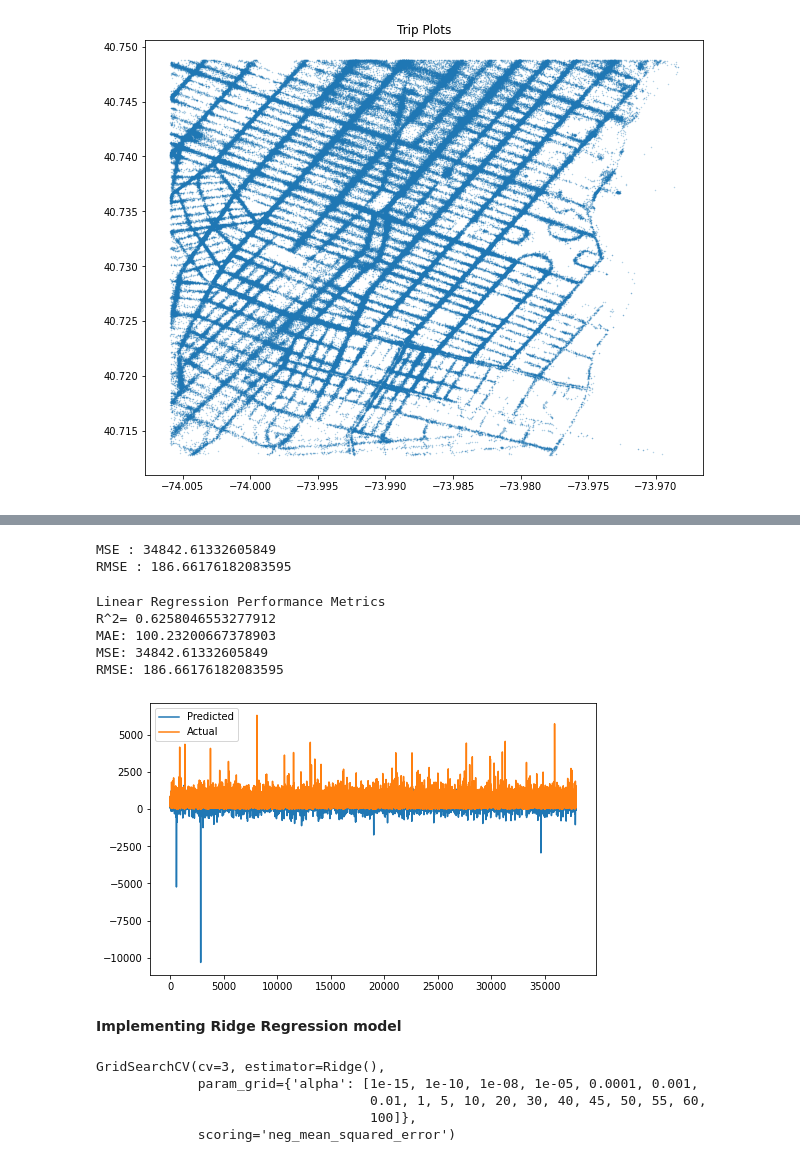
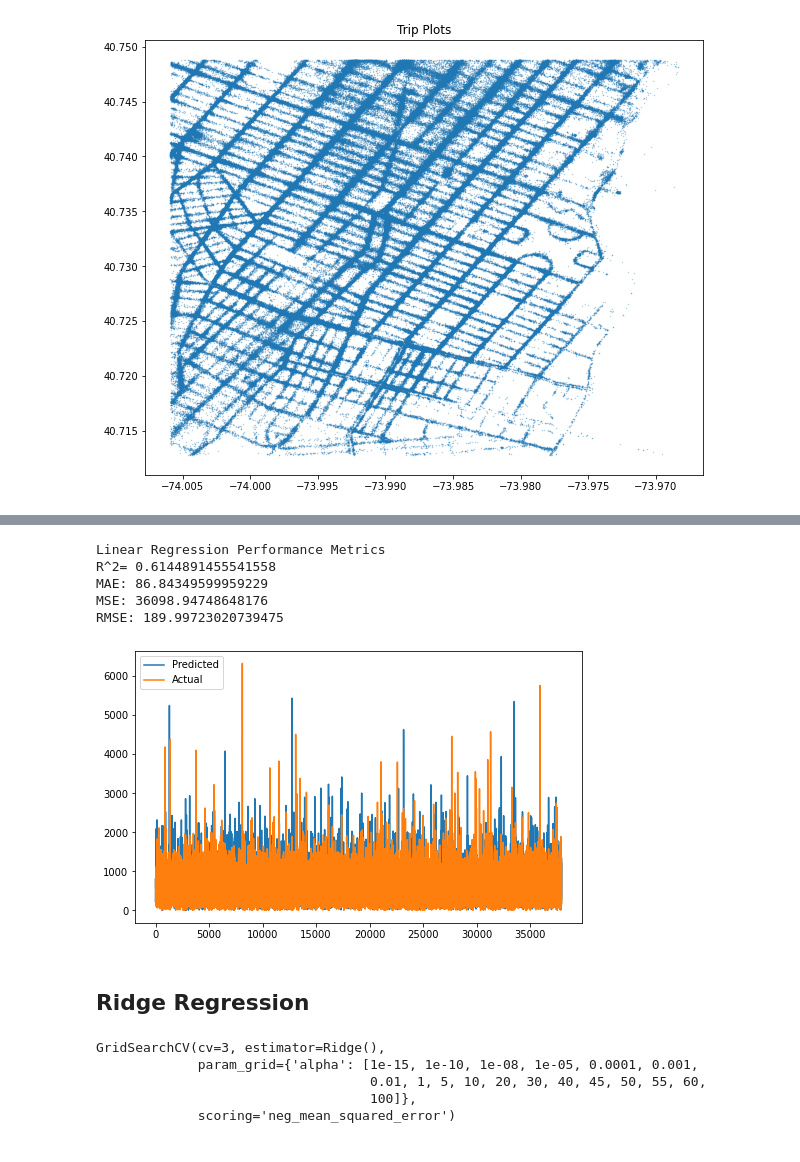
Before and after one commit to Shashwat-spyder/NYC-Taxi-Trip-Time, a Jupyter notebook: New_York_Taxi_Duration.ipynb, the cells around one changed output, grey strips where cells are left out. Drawn from its saved outputs; the diff is of its cells as text; code cells hidden in the pictures.

```diff
--- a/New_York_Taxi_Duration.ipynb
+++ b/New_York_Taxi_Duration.ipynb
@@ -426,2 +458,0 @@ Name: pickup_weekday, Length: 189681, dtype: int64
-# %%
-nyc_df['store_and_fwd_flag'] = nyc_df['store_and_fwd_flag'].map({'N':0,'Y':1})
@@ -485,3 +459,9 @@ y = nyc_df['trip_duration']
+# %%
+model_df=nyc_df
+# %%
+X=model_df[numerical_features]
+# %%
+y=model_df['trip_duration']
 # %%
 X_train, X_test, y_train, y_test = train_test_split( X,y , test_size = 0.2, random_state = 0)
 print(X_train.shape)
@@ -506,39 +489,28 @@ reg.intercept_
 # %%
 y_pred = reg.predict(X_test)
-# %%
-from sklearn.metrics import mean_squared_error
-
-MSE  = mean_squared_error(y_test, y_pred)
-print("MSE :" , MSE)
-
-RMSE = np.sqrt(MSE)
-print("RMSE :" ,RMSE)
-# %% [output]
-MSE : 34842.61332605849
-RMSE : 186.66176182083595
 # %%
 from sklearn import metrics
 print('\nLinear Regression Performance Metrics')
-print('R^2=',metrics.explained_variance_score(y_test,y_pred))
-print('MAE:',metrics.mean_absolute_error(y_test,y_pred))
-print('MSE:',metrics.mean_squared_error(y_test,y_pred))
-print('RMSE:',np.sqrt(metrics.mean_squared_error(y_test,y_pred)))
+print('R^2=',metrics.explained_variance_score(10**y_test,10**y_pred))
+print('MAE:',metrics.mean_absolute_error(10**y_test,10**y_pred))
+print('MSE:',metrics.mean_squared_error(10**y_test,10**y_pred))
+print('RMSE:',np.sqrt(metrics.mean_squared_error(10**y_test,10**y_pred)))
 # %% [output]
 Linear Regression Performance Metrics
-R^2= 0.6258046553277912
-MAE: 100.23200667378903
-MSE: 34842.61332605849
-RMSE: 186.66176182083595
+R^2= 0.6144891455541558
+MAE: 86.84349599959229
+MSE: 36098.94748648176
+RMSE: 189.99723020739475
 # %%
 plt.figure(figsize=(8,5))
-plt.plot(y_pred)
-plt.plot(np.array(y_test))
+plt.plot(10**y_pred)
+plt.plot(10**(np.array(y_test)))
 plt.legend(["Predicted","Actual"])
 plt.show()
 # %% [output]
-[figure, old version]
+[figure, new version]
 # %% [markdown]
-**Implementing Ridge Regression model**
+## **Ridge Regression**
 # %%
 from sklearn.model_selection import GridSearchCV
 from sklearn.linear_model import Ridge
```
Also changed, not shown: parts of 116 cells of this notebook.
